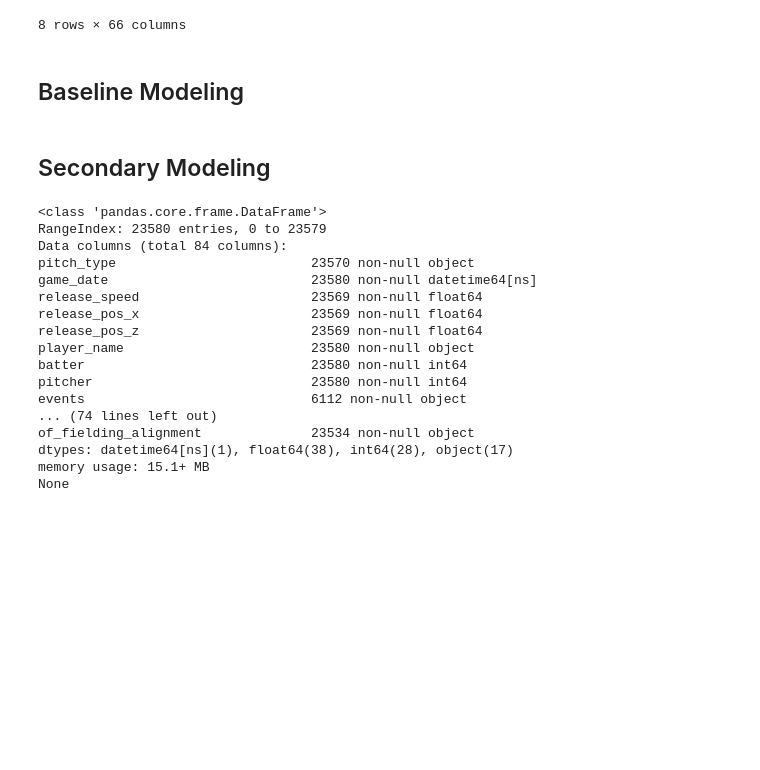
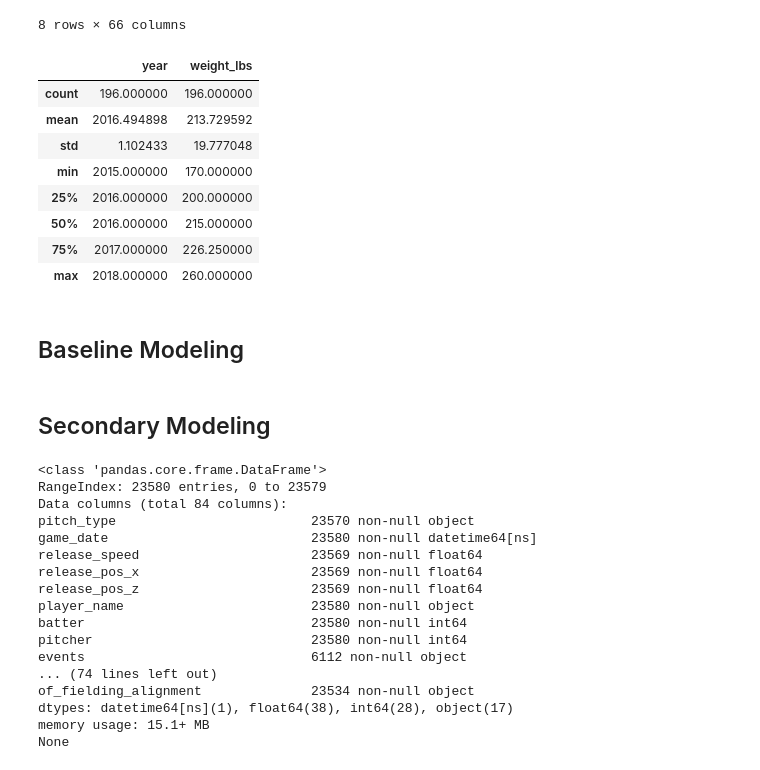
Before and after one commit to SQLDataNinja/pyDataScienceAdventure, a Jupyter notebook: SampleProject_BaseballAnalysis.ipynb, the cells around one changed output. Drawn from its saved outputs; the diff is of its cells as text; code cells hidden in the pictures; blank space fills up the shorter version.

Commit message:
commit - add summary statistics for EDA

```diff
--- a/SampleProject_BaseballAnalysis.ipynb
+++ b/SampleProject_BaseballAnalysis.ipynb
@@ -143,3 +143,8 @@ Index(['pitch_type', 'game_date', 'release_speed', 'release_pos_x',
       dtype='object')
 # %% [markdown]
 By simply comparing the two column lists visually we can see some inconsistanies between naming conventions. For instance, the StatCast dataset columns are all lowercase with underscores used in place of spaces, unlike the Rosters dataset that uses camelcase and includes spaces in the column names.
+# %%
+# Rename Roster columns to align with naming convention of StatCast dataset as well as add additional description
+df_rosters_pirates.columns = ['year', 'position', 'player_num', 'player_name', 'height_ft', 'weight_lbs', 'throws', 'stand', 'date_of_birth']
+
+print(df_rosters_pirates.columns)
@@ -273,6 +282,19 @@ df_statcast_pirates.describe()
 | 75% | 94.600000 | -1.408800 | 6.272400 | 605170.000000 | 605397.000000 | NaN | 13.000000 | 7.000000 | ... |
 | max | 102.200000 | 4.144300 | 7.052100 | 670950.000000 | 664196.000000 | NaN | 14.000000 | 9.000000 | ... |
 8 rows × 66 columns
+# %%
+# Generate summary statistics using the describe method.
+df_rosters_pirates.describe()
+# %% [output]
+|  | year | weight_lbs |
+| count | 196.000000 | 196.000000 |
+| mean | 2016.494898 | 213.729592 |
+| std | 1.102433 | 19.777048 |
+| min | 2015.000000 | 170.000000 |
+| 25% | 2016.000000 | 200.000000 |
+| 50% | 2016.000000 | 215.000000 |
+| 75% | 2017.000000 | 226.250000 |
+| max | 2018.000000 | 260.000000 |
 # %% [markdown]
 ## Baseline Modeling
 # %% [markdown]
```
Also changed, not shown: parts of 3 cells of this notebook.
